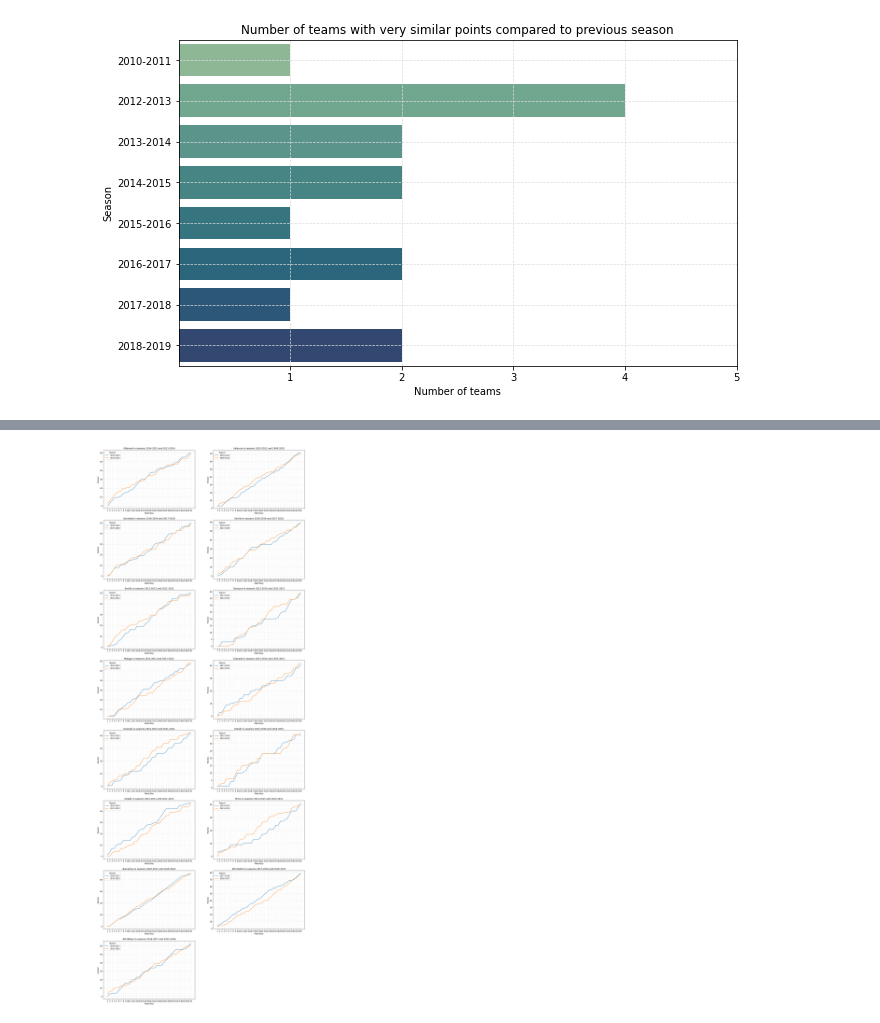
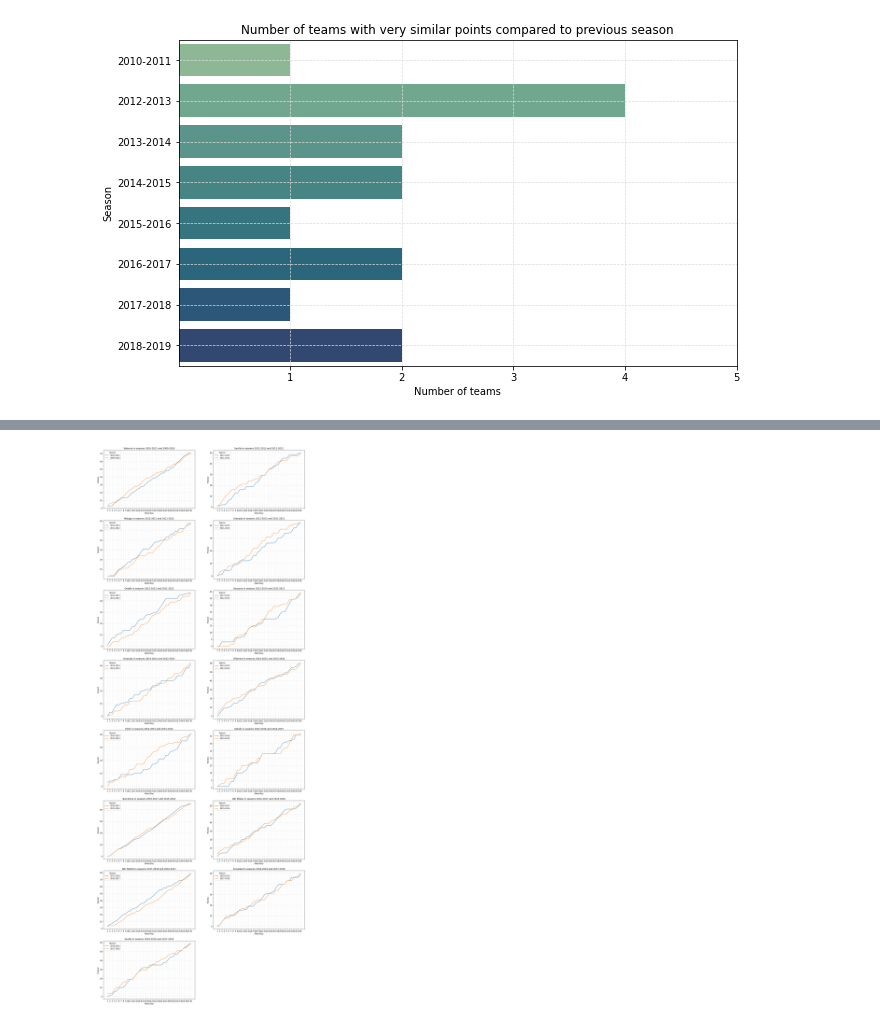
Before and after one commit to yes-G/FussballPrognose, a Jupyter notebook: LeagueAnalysis.ipynb, the cells around one changed output, grey strips where cells are left out. Cells and saved outputs as stored; diff of their text form; code cells hidden in the pictures.

```diff
--- a/LeagueAnalysis.ipynb
+++ b/LeagueAnalysis.ipynb
@@ -195,14 +224,14 @@ plt.title('Number of teams with very similar points compared to previous season'
 # %%
-
+similarStories = sorted(similarStories, key=lambda d: d['season0'])
 N = len(similarStories)
 R = int(N/2)+1
 plt.figure(figsize=(20,R*7));
 x = np.arange(1,39)
 for i,story in enumerate(similarStories,1):
   plt.subplot(R,2,i)
   sns.lineplot(y=story['data'].PointsC, x=story['data'].MatchDay, hue=story['data'].Season);
   plt.grid(color='gainsboro', linestyle='--', linewidth=0.7);
   plt.xticks(ticks=x);
-  plt.title(f'{story["Team"]} in seasons {story["seasons0"]} and {story["seasons1"]}')
+  plt.title(f'{story["Team"]} in seasons {story["season0"]} and {story["season1"]}')
 # %% [output]
-[figure, old version]
+[figure, new version]
```
Also changed, not shown: parts of 11 cells of this notebook.
